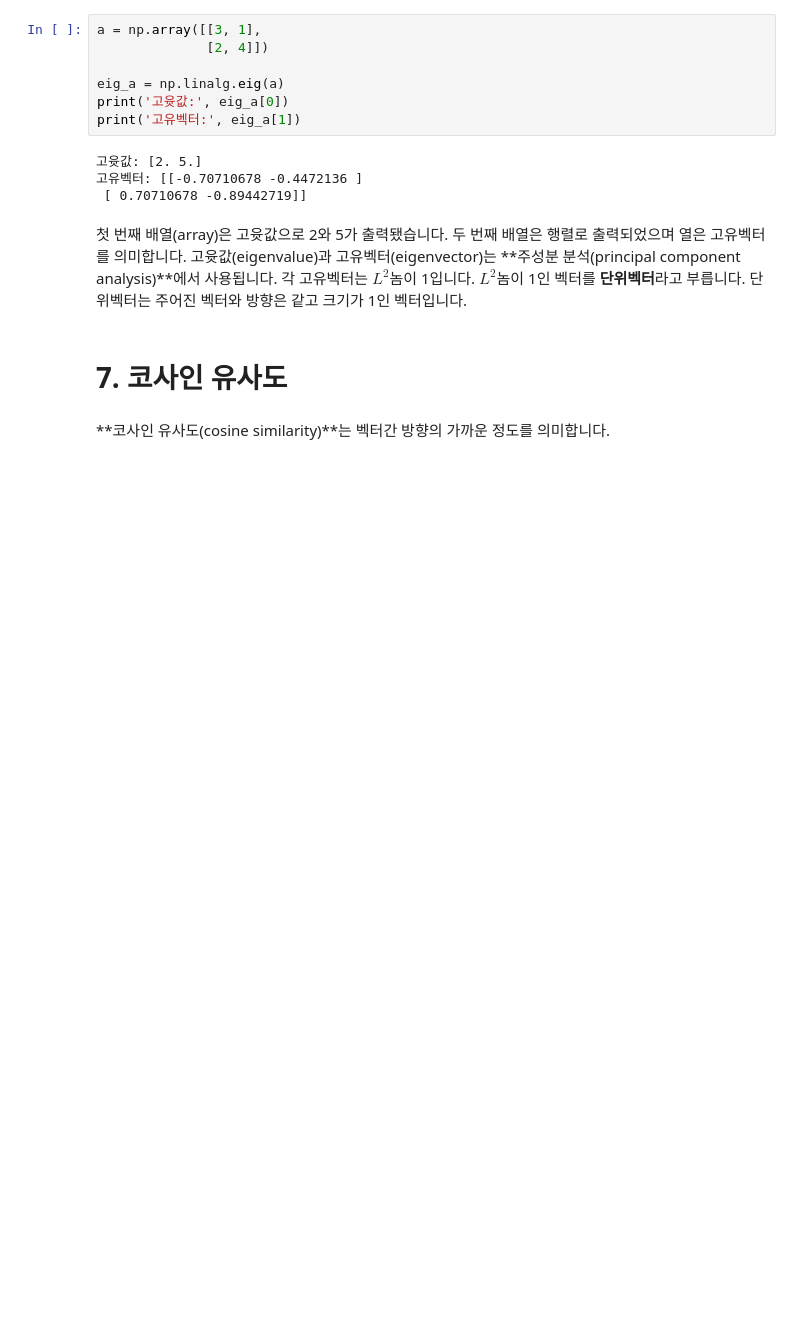
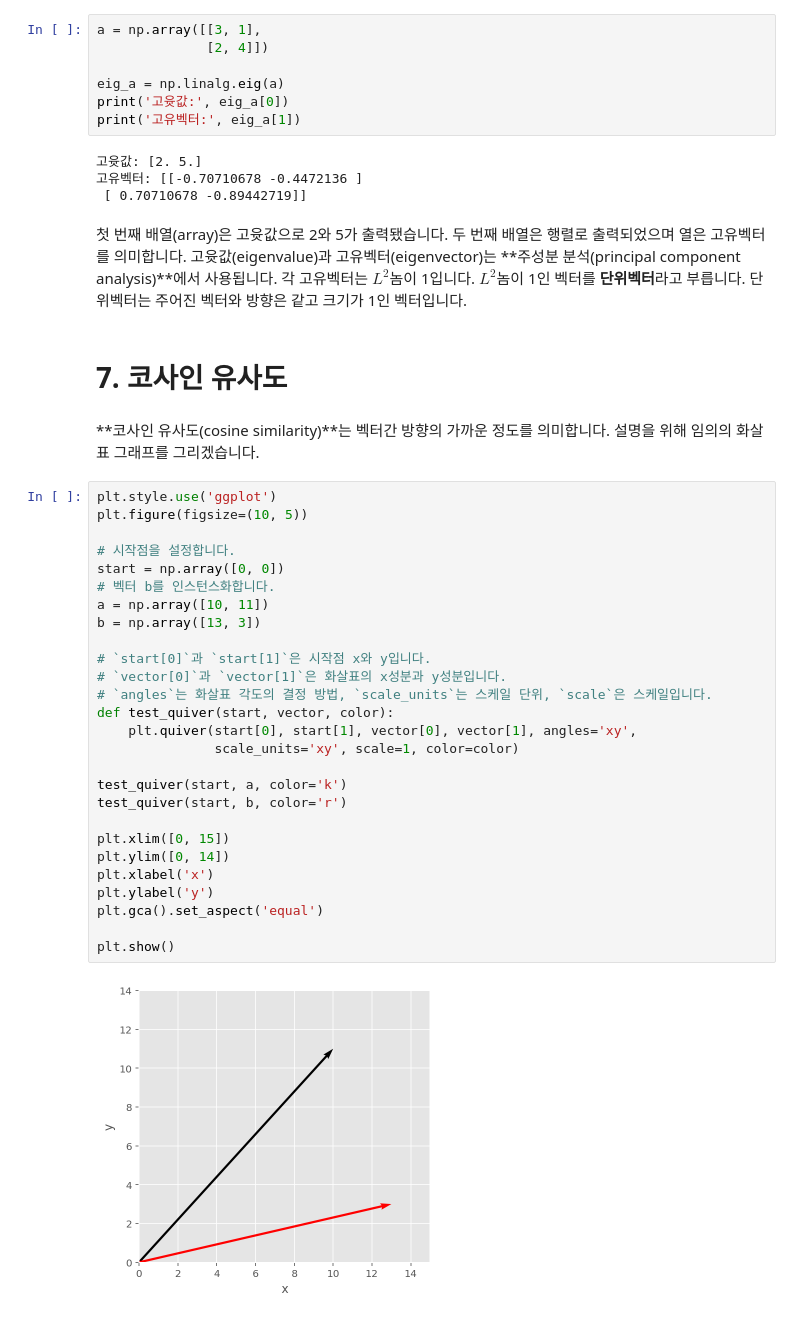
Before and after one commit to LeeSeungwon89/Artificial-intelligence-math, a Jupyter notebook: 2. 선형대수.ipynb, the cells around one changed output. Drawn from its saved outputs; the diff is of its cells as text; blank space fills up the shorter version.

```diff
--- a/2. 선형대수.ipynb
+++ b/2. 선형대수.ipynb
@@ -828,4 +828,33 @@ print('고유벡터:', eig_a[1])
 # %% [markdown]
 # **7. 코사인 유사도**
 # %% [markdown]
-**코사인 유사도(cosine similarity)**는 벡터간 방향의 가까운 정도를 의미합니다.
+**코사인 유사도(cosine similarity)**는 벡터간 방향의 가까운 정도를 의미합니다. 설명을 위해 임의의 화살표 그래프를 그리겠습니다.
+# %%
+plt.style.use('ggplot')
+plt.figure(figsize=(10, 5))
+
+# 시작점을 설정합니다.
+start = np.array([0, 0])
+# 벡터 b를 인스턴스화합니다.
+a = np.array([10, 11])
+b = np.array([13, 3])
+
+# `start[0]`과 `start[1]`은 시작점 x와 y입니다.
+# `vector[0]`과 `vector[1]`은 화살표의 x성분과 y성분입니다.
+# `angles`는 화살표 각도의 결정 방법, `scale_units`는 스케일 단위, `scale`은 스케일입니다.
+def test_quiver(start, vector, color):
+    plt.quiver(start[0], start[1], vector[0], vector[1], angles='xy',
+               scale_units='xy', scale=1, color=color)
+
+test_quiver(start, a, color='k')
+test_quiver(start, b, color='r')
+
+plt.xlim([0, 15])
+plt.ylim([0, 14])
+plt.xlabel('x')
+plt.ylabel('y')
+plt.gca().set_aspect('equal')
+
+plt.show()
+# %% [output]
+[figure, added]
```
